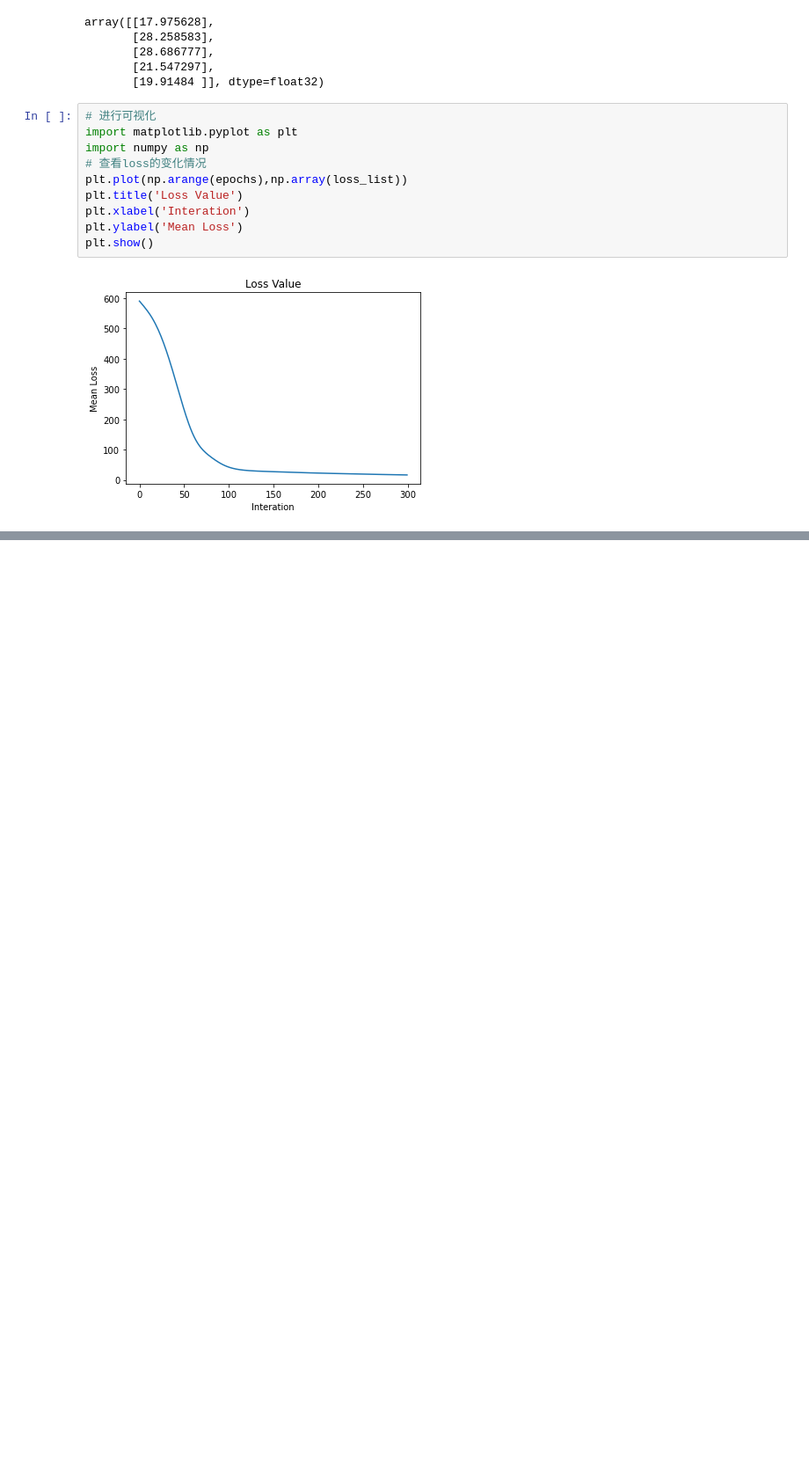
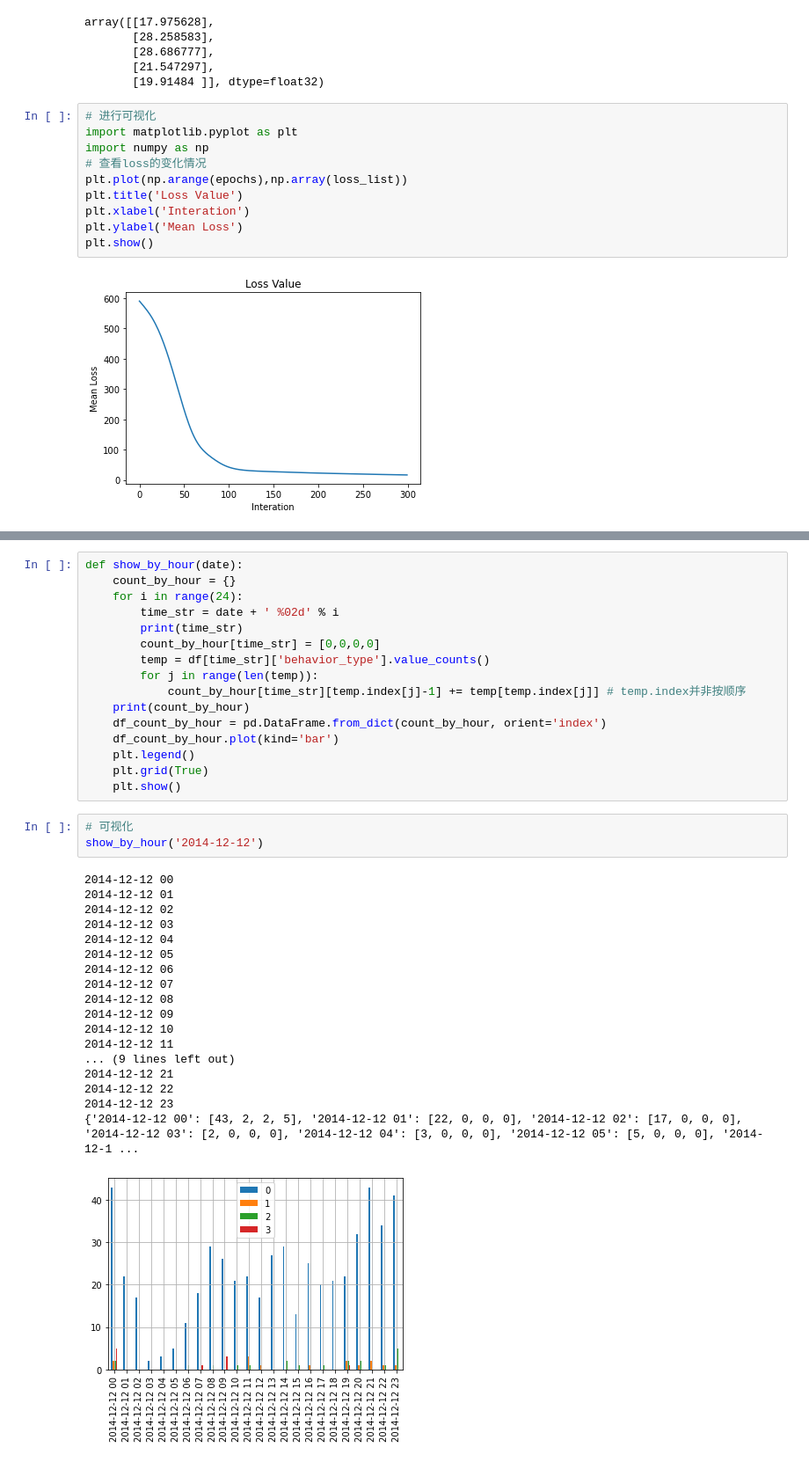
Before and after one commit to ruizhuwu/BI, a Jupyter notebook: week7/homework1.ipynb, the cells around one changed output, grey strips where cells are left out. Shown at 88% size. Drawn from its saved outputs; the diff is of its cells as text; blank space fills up the shorter version.

```diff
--- a/week7/homework1.ipynb
+++ b/week7/homework1.ipynb
@@ -137,0 +279,38 @@ plt.show()
+# %%
+def show_by_hour(date):
+    count_by_hour = {}
+    for i in range(24):
+        time_str = date + ' %02d' % i
+        print(time_str)
+        count_by_hour[time_str] = [0,0,0,0]
+        temp = df[time_str]['behavior_type'].value_counts()
+        for j in range(len(temp)):
+            count_by_hour[time_str][temp.index[j]-1] += temp[temp.index[j]] # temp.index并非按顺序
+    print(count_by_hour)
+    df_count_by_hour = pd.DataFrame.from_dict(count_by_hour, orient='index')
+    df_count_by_hour.plot(kind='bar')
+    plt.legend()
+    plt.grid(True)
+    plt.show()
+# %%
+# 可视化
+show_by_hour('2014-12-12')
+# %% [output]
+2014-12-12 00
+2014-12-12 01
+2014-12-12 02
+2014-12-12 03
+2014-12-12 04
+2014-12-12 05
+2014-12-12 06
+2014-12-12 07
+2014-12-12 08
+2014-12-12 09
+2014-12-12 10
+2014-12-12 11
+... (9 lines left out)
+2014-12-12 21
+2014-12-12 22
+2014-12-12 23
+{'2014-12-12 00': [43, 2, 2, 5], '2014-12-12 01': [22, 0, 0, 0], '2014-12-12 02': [17, 0, 0, 0], '2014-12-12 03': [2, 0, 0, 0], '2014-12-12 04': [3, 0, 0, 0], '2014-12-12 05': [5, 0, 0, 0], '2014-12-1 ...
+[figure, added]
```
Also changed, not shown: parts of 16 cells of this notebook.
